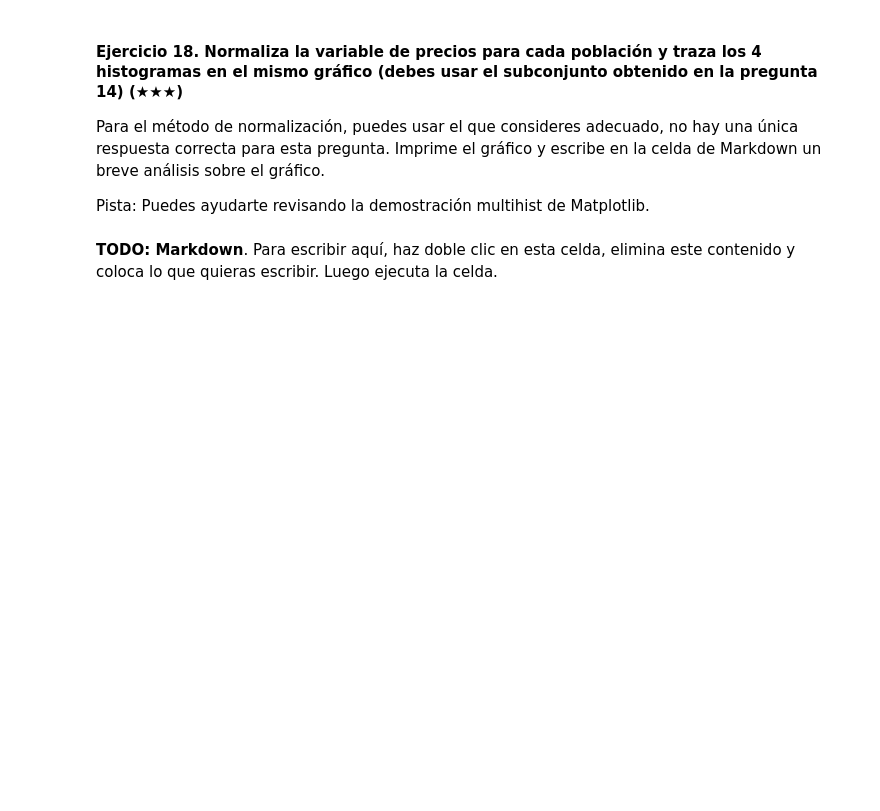
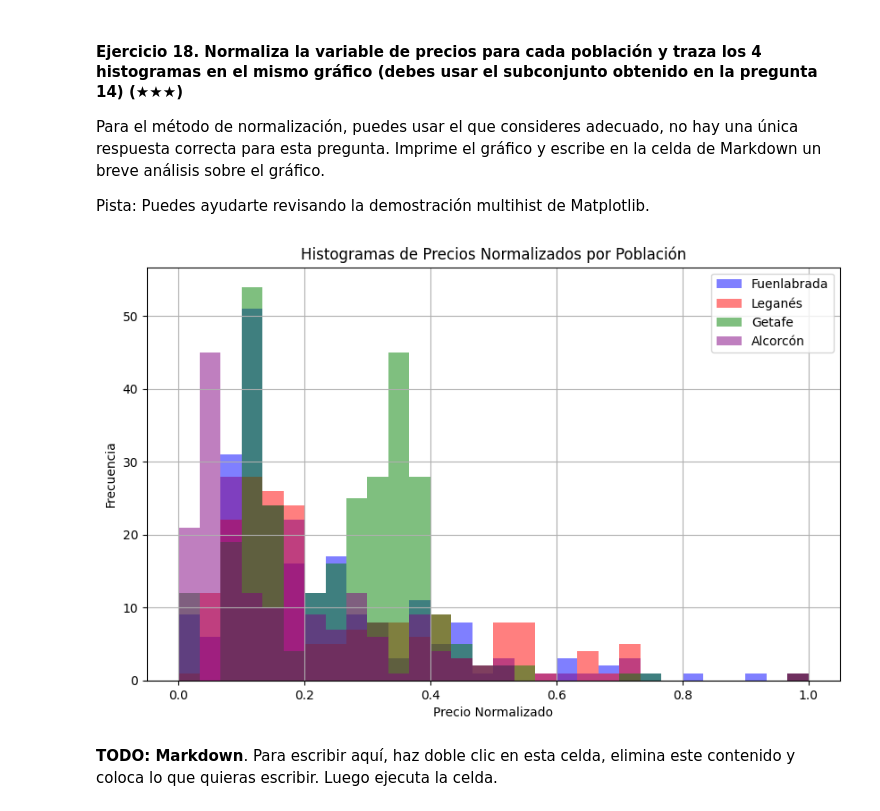
Before and after one commit to 4GeeksAcademy/ssebas_loprealestate-datacleanup-exercise, a Jupyter notebook: project.es.ipynb, the cells around one changed output. Drawn from its saved outputs; the diff is of its cells as text; code cells hidden in the pictures; blank space fills up the shorter version.

```diff
--- a/project.es.ipynb
+++ b/project.es.ipynb
@@ -321,3 +302,14 @@ plt.show()
 Imprime ambos valores por cada variable.
 # %%
 # TODO
+import pandas as pd
+df = pd.read_csv('assets/real_estate.csv', sep=';')
+cinturon_sur = df[df['level5'].isin(['Fuenlabrada', 'Leganés', 'Getafe', 'Alcorcón'])]
+variables = ['price', 'surface', 'bathrooms','rooms']
+for var in variables:
+    media = cinturon_sur[var].mean()
+    varianza = cinturon_sur[var].var()
+
+    print(f"Variable: {var}")
+    print(f" - Media: {media:.2f}")
+    print(f" - Varianza: {varianza:.2f}")
@@ -327,3 +332,6 @@ Imprime ambos valores por cada variable.
 Imprime tanto la dirección como el precio de la casa seleccionada de cada población. Puedes imprimir un DataFrame o una sola línea para cada población.
 # %%
 # TODO
+cinturon_sur = df[df['level5'].isin(['Fuenlabrada', 'Leganés', 'Getafe', 'Alcorcón'])]
+casas_mas_caras = cinturon_sur.loc[cinturon_sur.groupby('level5')['price'].idxmax(), ['level5', 'address', 'price']]
+print(casas_mas_caras)
@@ -335,6 +349,38 @@ Para el método de normalización, puedes usar el que consideres adecuado, no ha
 Pista: Puedes ayudarte revisando la demostración multihist de Matplotlib.
 # %%
 # TODO
+import pandas as pd
+import matplotlib.pyplot as plt
+import numpy as np
+
+
+df = pd.read_csv('assets/real_estate.csv', sep=';')
+
+
+cinturon_sur = cinturon_sur.copy()
+cinturon_sur.loc[:, 'price_norm'] = cinturon_sur.groupby('level5')['price'].transform(lambda x: (x - x.min()) / (x.max() - x.min()))
+plt.figure(figsize=(10, 6))
+
+
+colores = ['blue', 'red', 'green', 'purple']
+poblaciones = ['Fuenlabrada', 'Leganés', 'Getafe', 'Alcorcón']
+
+
+for i, poblacion in enumerate(poblaciones):
+    subset = cinturon_sur[cinturon_sur['level5'] == poblacion]
+    plt.hist(subset['price_norm'], bins=30, alpha=0.5, color=colores[i], label=poblacion)
+
+
+plt.xlabel("Precio Normalizado")
+plt.ylabel("Frecuencia")
+plt.title("Histogramas de Precios Normalizados por Población")
+plt.legend()
+plt.grid(True)
+
+
+plt.show()
+# %% [output]
+[figure, added]
 # %% [markdown]
 **TODO: Markdown**. Para escribir aquí, haz doble clic en esta celda, elimina este contenido y coloca lo que quieras escribir. Luego ejecuta la celda.
 # %% [markdown]
```
Also changed, not shown: parts of 6 cells of this notebook.
